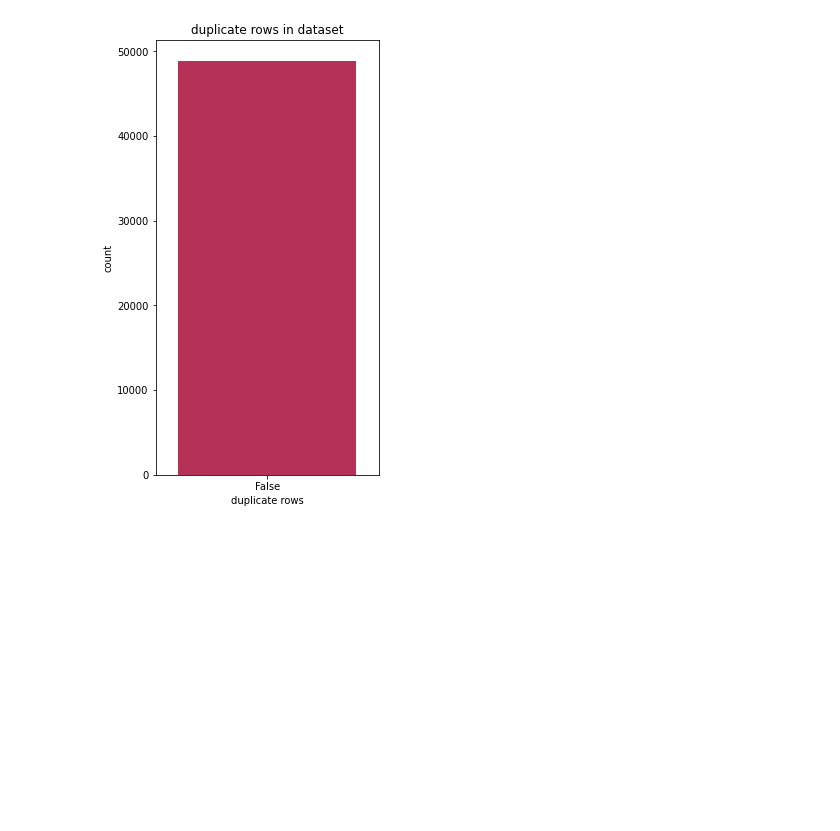
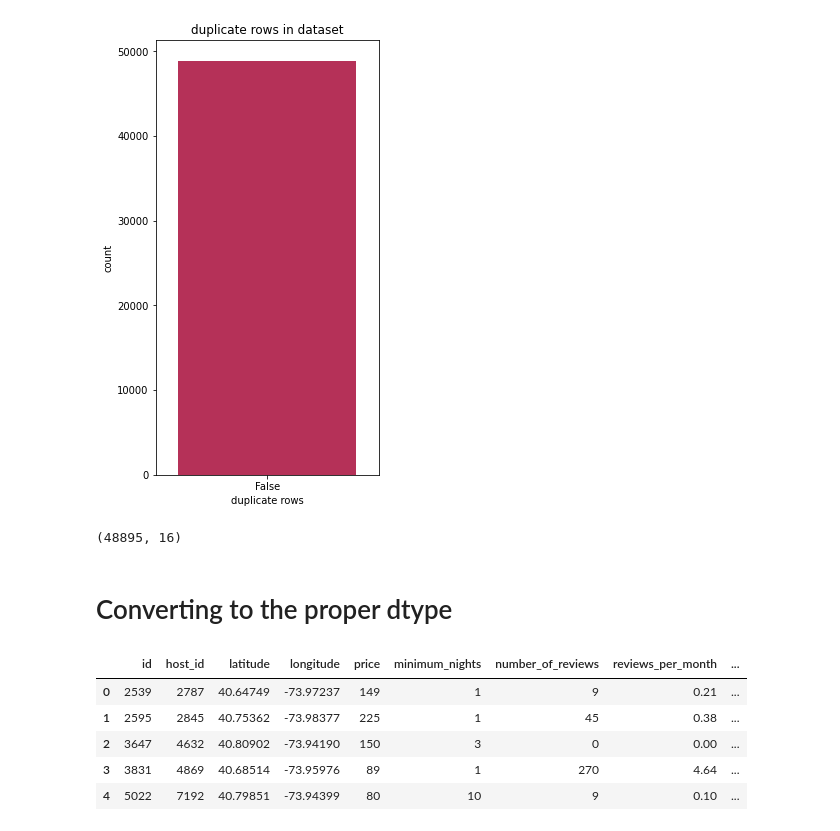
Before and after one commit to yashwany/EDA-Capstone-Project-on-Airbnb, a Jupyter notebook: EDA_Capstone_Project_on_Airbnb.ipynb, the cells around one changed output. Saved outputs shown, nothing was run; the diff lists cells and outputs as text; code cells hidden in the pictures; blank space fills up the shorter version.

```diff
--- a/EDA_Capstone_Project_on_Airbnb.ipynb
+++ b/EDA_Capstone_Project_on_Airbnb.ipynb
@@ -223,0 +227,7 @@ Text(0.5, 1.0, 'duplicate rows in dataset')
+# %%
+# Rows and columns
+df.shape
+# %% [output]
+(48895, 16)
+# %% [markdown]
+# Converting to the proper dtype
@@ -223,0 +241,11 @@ Text(0.5, 1.0, 'duplicate rows in dataset')
+# %%
+#create dataframe of numerical columns
+numerical_df1 = df._get_numeric_data()
+numerical_df1.head()
+# %% [output]
+|  | id | host_id | latitude | longitude | price | minimum_nights | number_of_reviews | reviews_per_month | ... |
+| 0 | 2539 | 2787 | 40.64749 | -73.97237 | 149 | 1 | 9 | 0.21 | ... |
+| 1 | 2595 | 2845 | 40.75362 | -73.98377 | 225 | 1 | 45 | 0.38 | ... |
+| 2 | 3647 | 4632 | 40.80902 | -73.94190 | 150 | 3 | 0 | 0.00 | ... |
+| 3 | 3831 | 4869 | 40.68514 | -73.95976 | 89 | 1 | 270 | 4.64 | ... |
+| 4 | 5022 | 7192 | 40.79851 | -73.94399 | 80 | 10 | 9 | 0.10 | ... |
```
Also changed, not shown: parts of 9 cells of this notebook.
